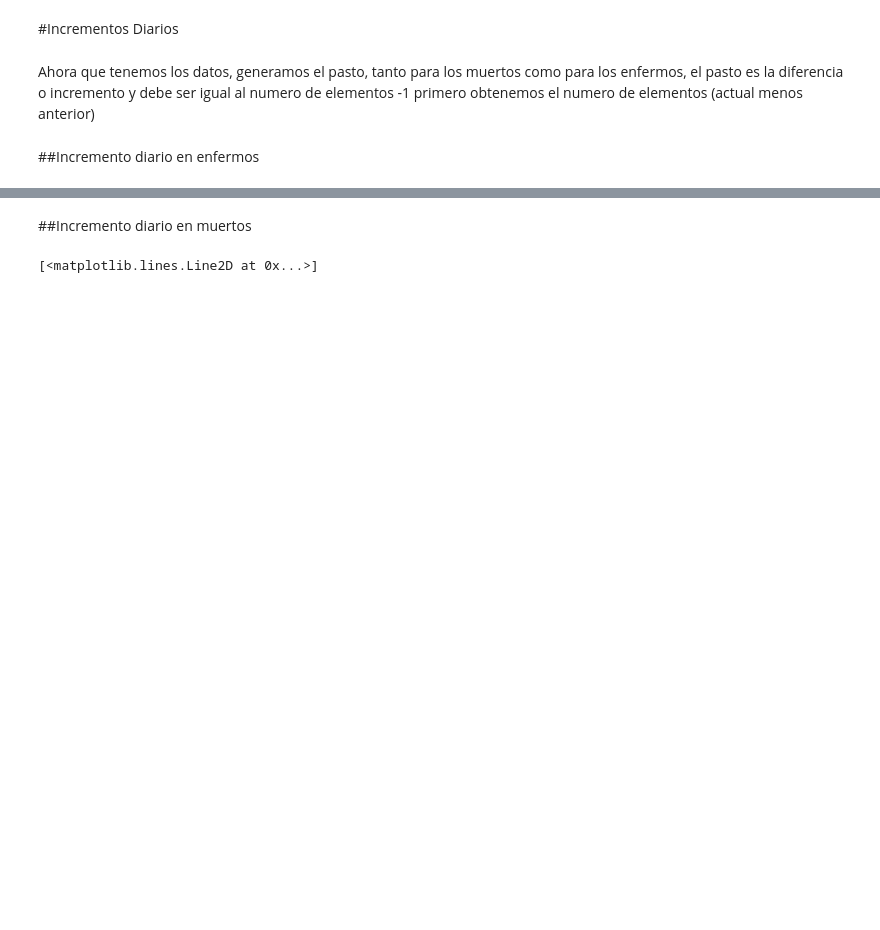
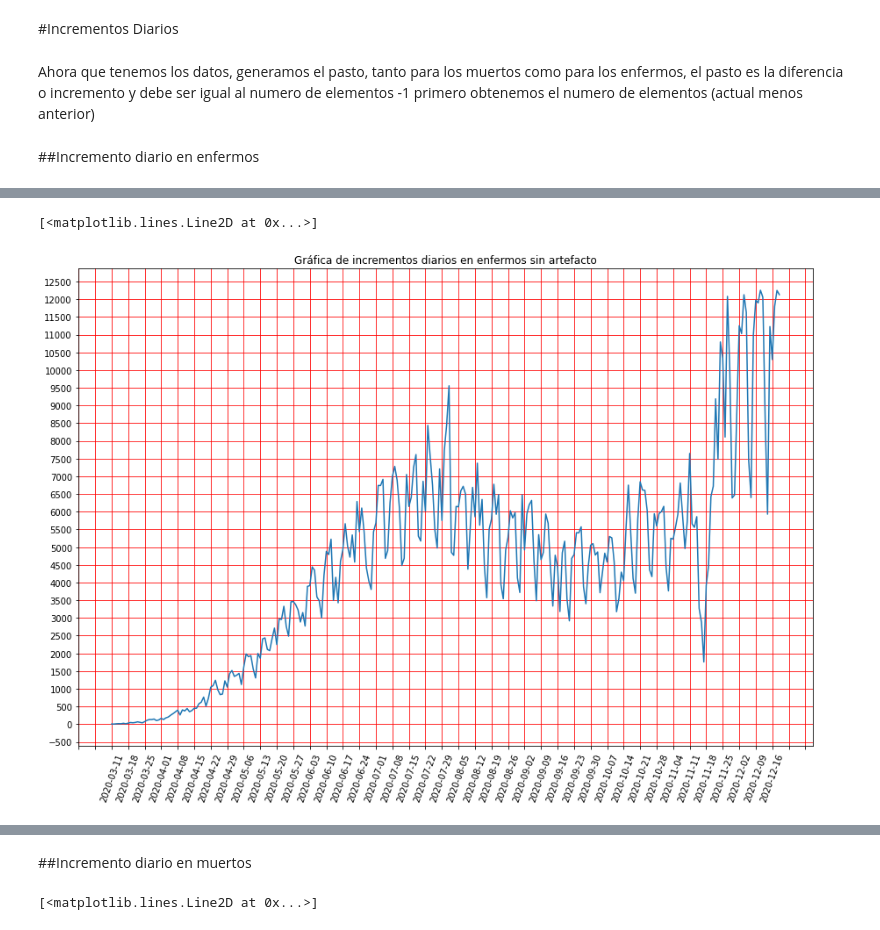
Before and after one commit to h3xt0r/covid19, a Jupyter notebook: covid19Mexico2.ipynb, the cells around one changed output, grey strips where cells are left out. Cells and saved outputs as stored; diff of their text form; code cells hidden in the pictures; blank space fills up the shorter version.

Commit message:
Ajuste de artefactos 2020-10-05 (enfermos = 28115.0, muertos = 2789.0)

```diff
--- a/covid19Mexico2.ipynb
+++ b/covid19Mexico2.ipynb
@@ -174,3 +177,28 @@ plt.plot(dates[7:],pasto_enfermos[6:])
+# %%
+from copy import deepcopy
+pe2 = deepcopy(pasto_enfermos)
+#checamos que el elemnto existainqu
+if pe2.count(28115.0) == 1:
+    #si exsite substituimos el elemento por el promedio:
+    #print(pe2[pe2.index(28115.0)])
+    pe2[pe2.index(28115.0)]= 4270
+#verficamos el cambio en el idice 214
+#print(pe2[214])
+#pe2.count(28115.0)
+
+#ahora Graficamos sin el artefacto
+# %%
+#Ahora Graficamos el incremeinqunto diario de enfermos sin el artefacto
+plt.figure(figsize=(15,10))
+plt.gca().xaxis.set_major_locator(plt.MultipleLocator(7))
+plt.gca().yaxis.set_major_locator(plt.MultipleLocator(500))
+plt.xticks(rotation=70)
+plt.grid(b=True, color='r')
+plt.title("Gráfica de incrementos diarios en enfermos sin artefacto")
+plt.plot(dates[7:],pe2[6:])
+# %% [output]
+[<matplotlib.lines.Line2D at 0x...>]
+[figure, added]
 # %%
 #Vamos recuperar los datos de la gráfica
 #Primero creamos un dicionario con los datos
```
Also changed, not shown: parts of 18 cells of this notebook, 5 other files.
